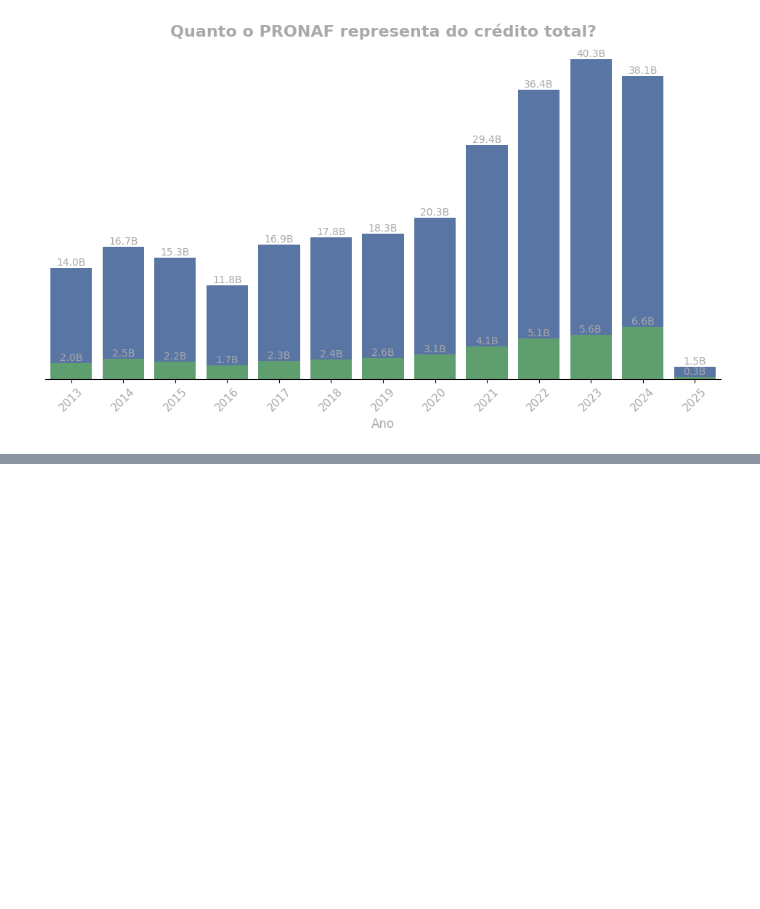
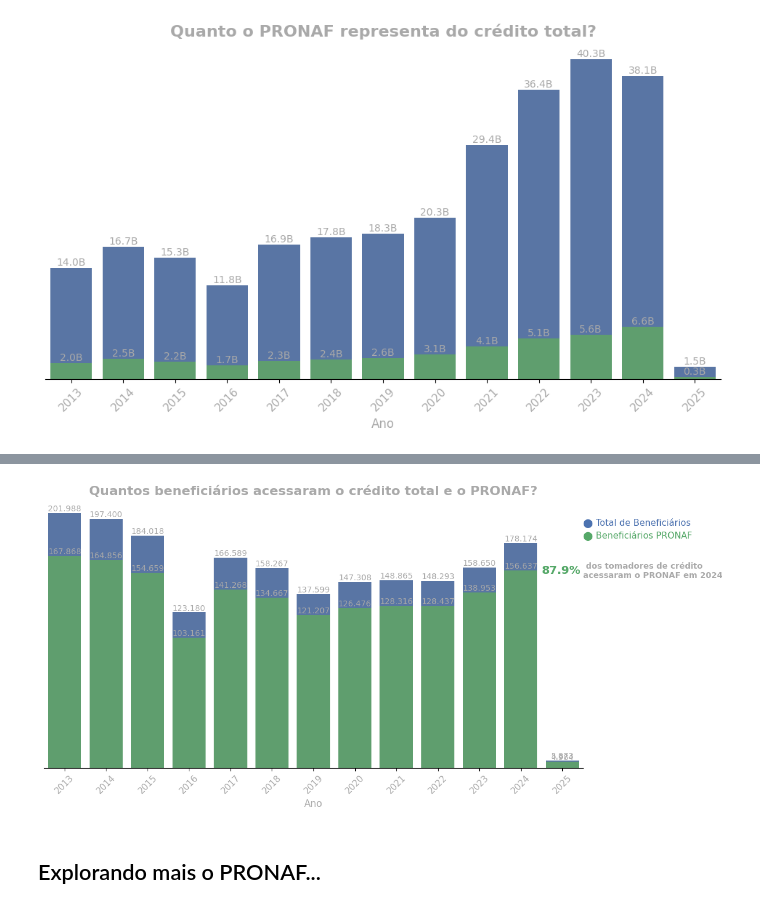
Before and after one commit to marcelo7bastos/mba_mcdia_est_desc_analise_pronaf, a Jupyter notebook: mba_mcdia_est_desc_analise_pronaf.ipynb, the cells around one changed output, grey strips where cells are left out. Saved outputs shown, nothing was run; the diff lists cells and outputs as text; code cells hidden in the pictures; blank space fills up the shorter version.

```diff
--- a/mba_mcdia_est_desc_analise_pronaf.ipynb
+++ b/mba_mcdia_est_desc_analise_pronaf.ipynb
@@ -375,0 +387,78 @@ plt.show()
+# %%
+# Preparando o datafame para Contagem de operações por CPF/CNPF
+
+# Filtrar os dados para o programa específico (CD_PROGRAMA = '0001')
+df_programa_0001_contagem_cpf = df_credito_rural[df_credito_rural['CD_PROGRAMA'] == '0001']
+
+# Agrupar contando valores de CD_CPF_CNPJ únicos por ano
+contagem_cpf_pnpf_total = df_credito_rural.groupby('ANO')['CD_CPF_CNPJ'].nunique().reset_index()
+contagem_cpf_pnpf_0001 = df_programa_0001.groupby('ANO')['CD_CPF_CNPJ'].nunique().reset_index()
+# %%
+import matplotlib.pyplot as plt
+import seaborn as sns
+
+# Criar figura
+plt.figure(figsize=(12, 6))
+
+# Criando barras para o total de CPFs/CNPJs únicos
+sns.barplot(data=contagem_cpf_pnpf_total, x='ANO', y='CD_CPF_CNPJ', color='#4C72B0', label='Total de Beneficiários')
+
+# Criando barras para CPFs/CNPJs do Programa 0001
+sns.barplot(data=contagem_cpf_pnpf_0001, x='ANO', y='CD_CPF_CNPJ', color='#55A868', label='Beneficiários PRONAF')
+
+# Ajustando título
+plt.title('Quantos beneficiários acessaram o crédito total e o PRONAF?', fontsize=16, color='darkgray', weight='bold')
+
+# Ajustando rótulos dos eixos
+plt.xlabel('Ano', fontsize=12, color='darkgray')
+plt.ylabel(None)  # Remove nome do eixo Y para foco na visualização
+
+# Removendo a barra e os números do eixo Y
+ax = plt.gca()
+ax.spines['left'].set_visible(False)
+ax.spines['right'].set_visible(False)
+ax.spines['top'].set_visible(False)
+ax.set_yticks([])
+
+# Adicionando valores absolutos no topo das barras
+for p in ax.patches:
+    height = p.get_height()
+    if height > 0:  # Evitar anotações em valores zerados
+        ax.annotate(f'{int(height):,}'.replace(',', '.'),  # Formato padrão brasileiro
+                    (p.get_x() + p.get_width() / 2, p.get_height()),
+                    ha='center', va='bottom', fontsize=10, color='darkgray')
+
+#### Destacar o percentual de participação apenas em 2024
+percent_2024 = (contagem_cpf_pnpf_0001[contagem_cpf_pnpf_0001['ANO'] == 2024]['CD_CPF_CNPJ'].values[0] /
+                contagem_cpf_pnpf_total[contagem_cpf_pnpf_total['ANO'] == 2024]['CD_CPF_CNPJ'].values[0]) * 100
+
+# Definir a posição base
+x_pos = len(contagem_cpf_pnpf_total) - 1.5
+y_pos = contagem_cpf_pnpf_total['CD_CPF_CNPJ'].max() * 0.76
+
+# Criar a anotação do número em verde
+plt.annotate(f"{percent_2024:.1f}%", (x_pos, y_pos), fontsize=14, color='#55A868', weight='bold')
+
+# Criar a anotação do restante do texto logo ao lado
+plt.annotate(" dos tomadores de crédito\nacessaram o PRONAF em 2024",
+             (x_pos + 1, y_pos * 0.98), fontsize=10, color='darkgray', weight='bold', ha='left')
+####
+
+# Criar legenda moderna usando textos embutidos no gráfico
+plt.text(len(contagem_cpf_pnpf_total) - 0.5, contagem_cpf_pnpf_total['CD_CPF_CNPJ'].max() * 0.95,
+         "⬤ Total de Beneficiários", fontsize=11, color='#4C72B0')
+plt.text(len(contagem_cpf_pnpf_total) - 0.5, contagem_cpf_pnpf_total['CD_CPF_CNPJ'].max() * 0.90,
+         "⬤ Beneficiários PRONAF", fontsize=11, color='#55A868')
+
+# **Remover a legenda padrão do Seaborn**
+plt.legend().remove()
+
+# Ajustando rótulos do eixo X
+plt.xticks(rotation=45, fontsize=11, color='darkgray')
+
+# Exibir o gráfico
+plt.show()
+# %% [output]
+[figure, added]
+# %% [markdown]
+## Explorando mais o PRONAF...
```
Also changed, not shown: parts of 28 cells of this notebook.
